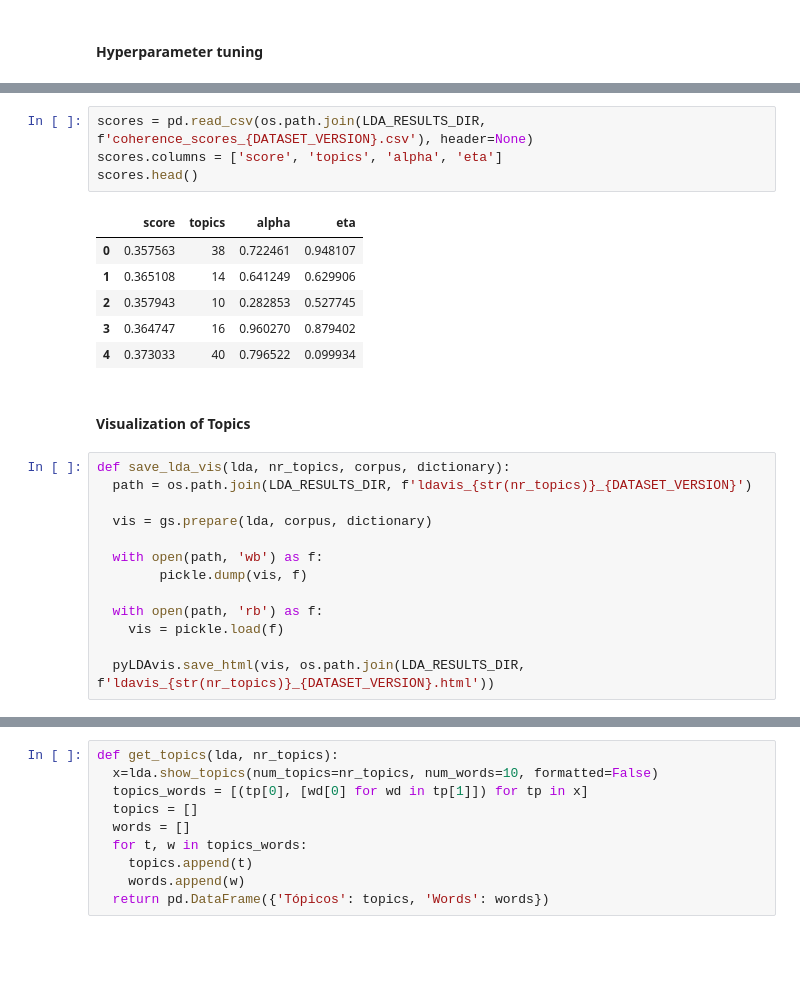
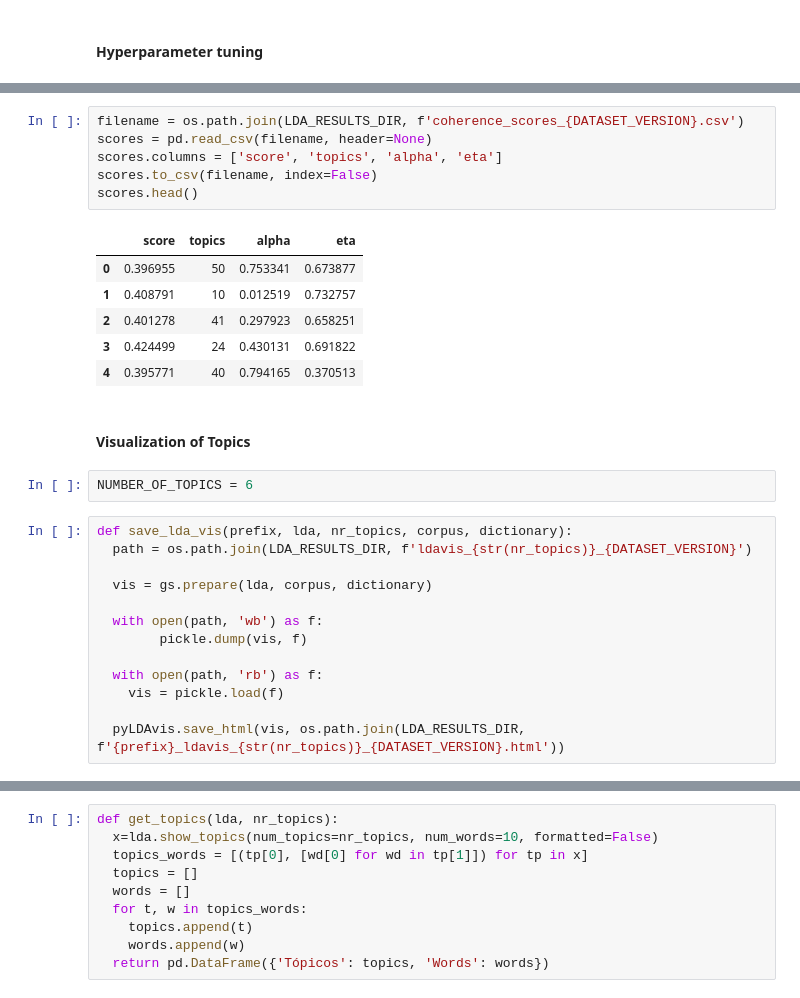
Before and after one commit to mathewsrc/Topic-Modeling-Reclame-Aqui, a Jupyter notebook: Topic_Modeling_Reclame_Aqui_with_LDA.ipynb, the cells around one changed output, grey strips where cells are left out. Saved outputs shown, nothing was run; the diff lists cells and outputs as text; blank space fills up the shorter version.

```diff
--- a/Topic_Modeling_Reclame_Aqui_with_LDA.ipynb
+++ b/Topic_Modeling_Reclame_Aqui_with_LDA.ipynb
@@ -341,18 +417,22 @@ Wall time: 10min 55s
 # %%
-scores = pd.read_csv(os.path.join(LDA_RESULTS_DIR, f'coherence_scores_{DATASET_VERSION}.csv'), header=None)
+filename = os.path.join(LDA_RESULTS_DIR, f'coherence_scores_{DATASET_VERSION}.csv')
+scores = pd.read_csv(filename, header=None)
 scores.columns = ['score', 'topics', 'alpha', 'eta']
+scores.to_csv(filename, index=False)
 scores.head()
 # %% [output]
 |  | score | topics | alpha | eta |
-| 0 | 0.357563 | 38 | 0.722461 | 0.948107 |
-| 1 | 0.365108 | 14 | 0.641249 | 0.629906 |
-| 2 | 0.357943 | 10 | 0.282853 | 0.527745 |
-| 3 | 0.364747 | 16 | 0.960270 | 0.879402 |
-| 4 | 0.373033 | 40 | 0.796522 | 0.099934 |
+| 0 | 0.396955 | 50 | 0.753341 | 0.673877 |
+| 1 | 0.408791 | 10 | 0.012519 | 0.732757 |
+| 2 | 0.401278 | 41 | 0.297923 | 0.658251 |
+| 3 | 0.424499 | 24 | 0.430131 | 0.691822 |
+| 4 | 0.395771 | 40 | 0.794165 | 0.370513 |
 # %% [markdown]
 #### **Visualization of Topics**
+# %%
+NUMBER_OF_TOPICS = 6
 # %%
-def save_lda_vis(lda, nr_topics, corpus, dictionary):
+def save_lda_vis(prefix, lda, nr_topics, corpus, dictionary):
   path = os.path.join(LDA_RESULTS_DIR, f'ldavis_{str(nr_topics)}_{DATASET_VERSION}')
 
   vis = gs.prepare(lda, corpus, dictionary)
@@ -363,5 +443,5 @@ def save_lda_vis(lda, nr_topics, corpus, dictionary):
   with open(path, 'rb') as f:
     vis = pickle.load(f)
 
-  pyLDAvis.save_html(vis, os.path.join(LDA_RESULTS_DIR, f'ldavis_{str(nr_topics)}_{DATASET_VERSION}.html'))
+  pyLDAvis.save_html(vis, os.path.join(LDA_RESULTS_DIR, f'{prefix}_ldavis_{str(nr_topics)}_{DATASET_VERSION}.html'))
 # %%
```
Also changed, not shown: parts of 44 cells of this notebook.
